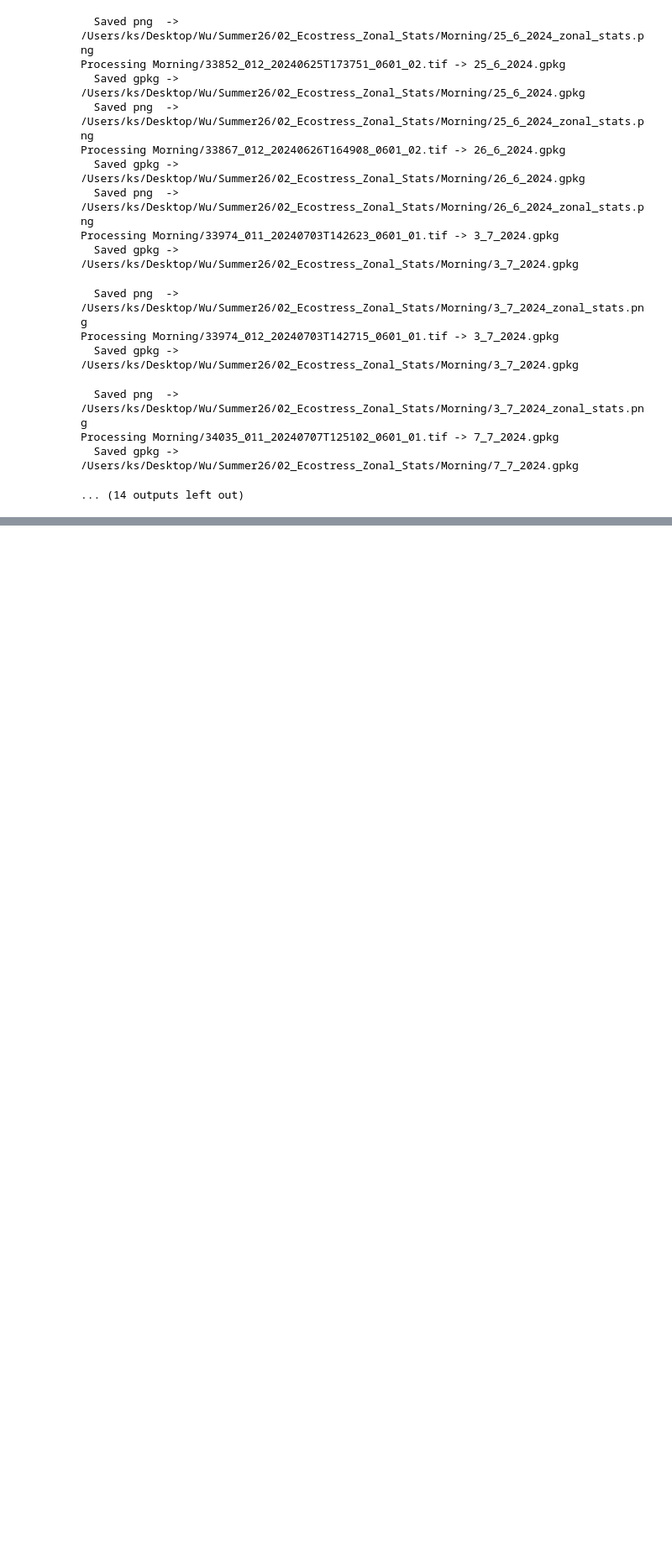
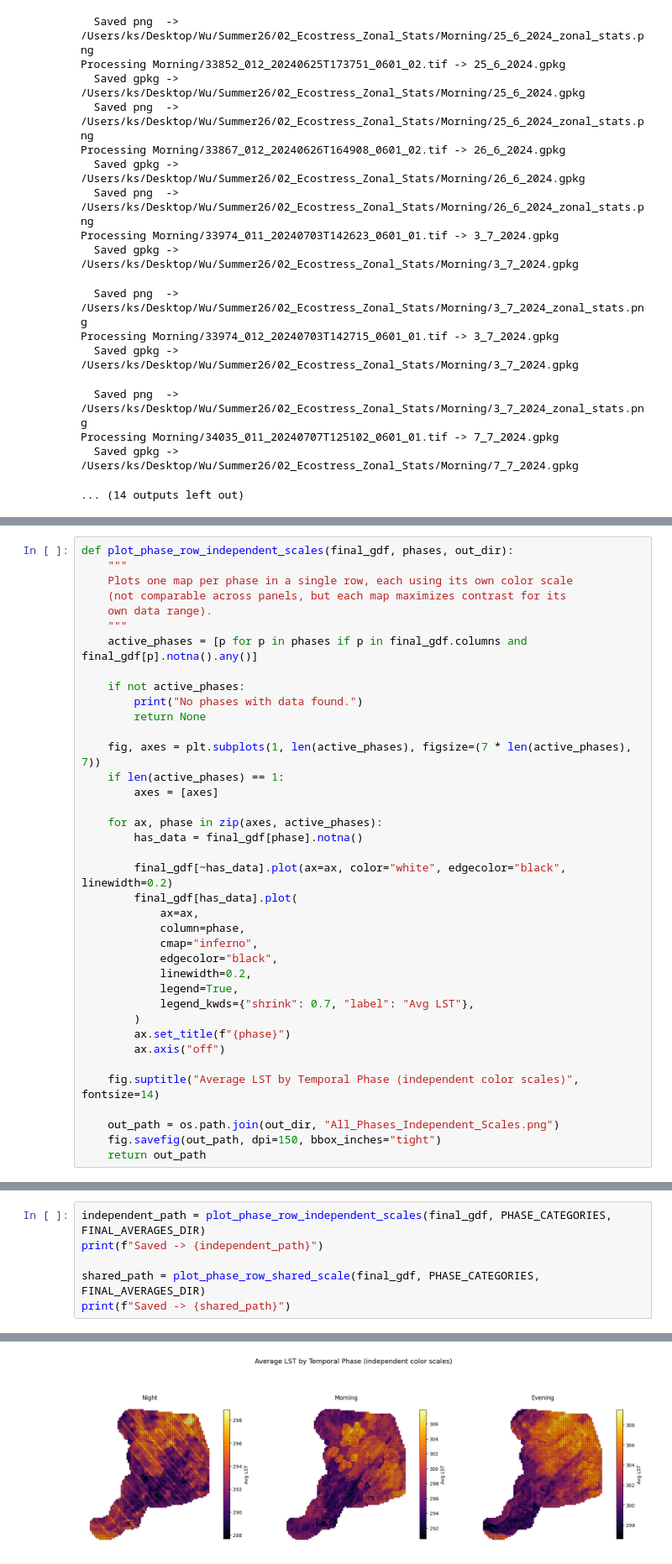
Before and after one commit to kstatham402/Summer26_E3_4County_Analysis, a Jupyter notebook: 02_Manage_Ecostress_Data/02_Calc_Grid_Coverage.ipynb, the cells around one changed output, grey strips where cells are left out. Shown at 84% size. Cells and saved outputs as stored; diff of their text form; blank space fills up the shorter version.

Commit message:
Merged variables & phase

```diff
--- a/02_Manage_Ecostress_Data/02_Calc_Grid_Coverage.ipynb
+++ b/02_Manage_Ecostress_Data/02_Calc_Grid_Coverage.ipynb
@@ -453,0 +631,38 @@ Processing Morning/34035_011_20240707T125102_0601_01.tif -> 7_7_2024.gpkg
+# %%
+def plot_phase_row_independent_scales(final_gdf, phases, out_dir):
+    """
+    Plots one map per phase in a single row, each using its own color scale
+    (not comparable across panels, but each map maximizes contrast for its
+    own data range).
+    """
+    active_phases = [p for p in phases if p in final_gdf.columns and final_gdf[p].notna().any()]
+
+    if not active_phases:
+        print("No phases with data found.")
+        return None
+
+    fig, axes = plt.subplots(1, len(active_phases), figsize=(7 * len(active_phases), 7))
+    if len(active_phases) == 1:
+        axes = [axes]
+
+    for ax, phase in zip(axes, active_phases):
+        has_data = final_gdf[phase].notna()
+
+        final_gdf[~has_data].plot(ax=ax, color="white", edgecolor="black", linewidth=0.2)
+        final_gdf[has_data].plot(
+            ax=ax,
+            column=phase,
+            cmap="inferno",
+            edgecolor="black",
+            linewidth=0.2,
+            legend=True,
+            legend_kwds={"shrink": 0.7, "label": "Avg LST"},
+        )
+        ax.set_title(f"{phase}")
+        ax.axis("off")
+
+    fig.suptitle("Average LST by Temporal Phase (independent color scales)", fontsize=14)
+
+    out_path = os.path.join(out_dir, "All_Phases_Independent_Scales.png")
+    fig.savefig(out_path, dpi=150, bbox_inches="tight")
+    return out_path
@@ -453,0 +717,7 @@ Processing Morning/34035_011_20240707T125102_0601_01.tif -> 7_7_2024.gpkg
+# %%
+independent_path = plot_phase_row_independent_scales(final_gdf, PHASE_CATEGORIES, FINAL_AVERAGES_DIR)
+print(f"Saved -> {independent_path}")
+
+shared_path = plot_phase_row_shared_scale(final_gdf, PHASE_CATEGORIES, FINAL_AVERAGES_DIR)
+print(f"Saved -> {shared_path}")
+# %% [output]
@@ -453,0 +726 @@ Processing Morning/34035_011_20240707T125102_0601_01.tif -> 7_7_2024.gpkg
+[figure, added]
```
Also changed, not shown: parts of 9 cells of this notebook, 17 other files.
